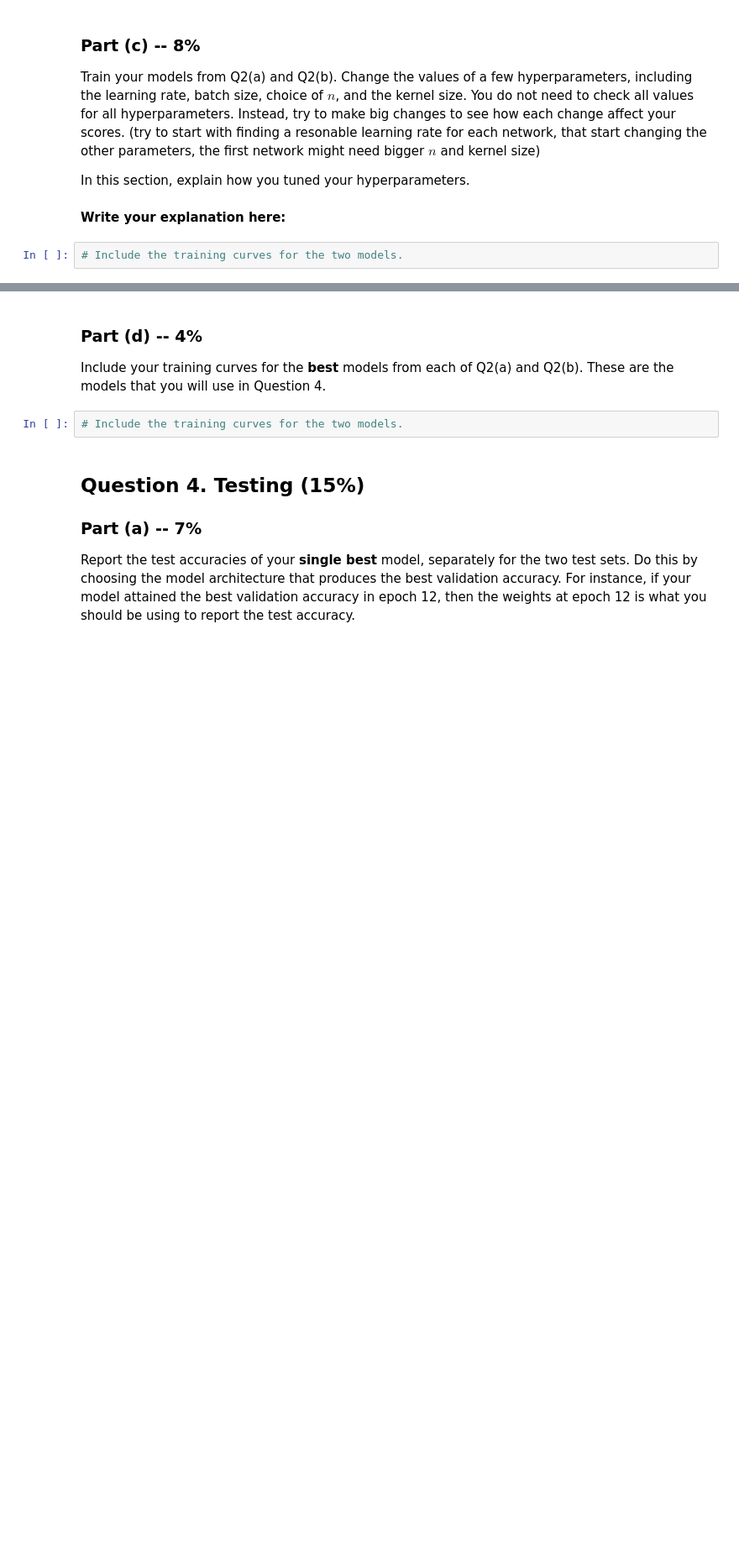
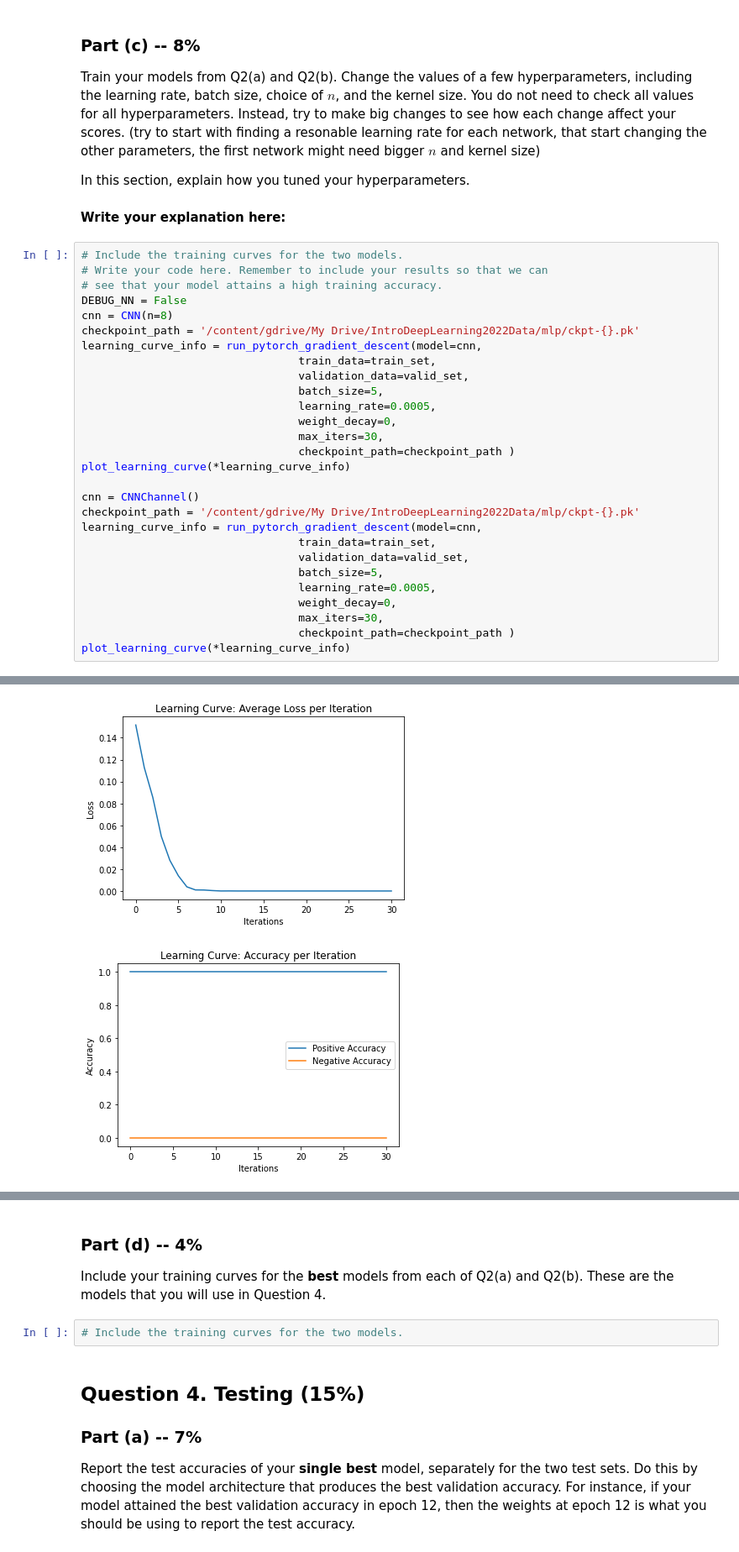
Before and after one commit to alexfok/IntroDeepLearning2022, a Jupyter notebook: Assignment3.ipynb, the cells around one changed output, grey strips where cells are left out. Shown at 84% size. Cells and saved outputs as stored; diff of their text form; blank space fills up the shorter version.

```diff
--- a/Assignment3.ipynb
+++ b/Assignment3.ipynb
@@ -552,5 +871,32 @@ the kernel size. You do not need to check all values for all hyperparameters. In
 In this section, explain how you tuned your hyperparameters.
 # %% [markdown]
 **Write your explanation here:**
-# %%
-# Include the training curves for the two models.
+# %%
+# Include the training curves for the two models.
+# Write your code here. Remember to include your results so that we can
+# see that your model attains a high training accuracy.
+DEBUG_NN = False
+cnn = CNN(n=8)
+checkpoint_path = '/content/gdrive/My Drive/IntroDeepLearning2022Data/mlp/ckpt-{}.pk'
+learning_curve_info = run_pytorch_gradient_descent(model=cnn,
+                                 train_data=train_set,
+                                 validation_data=valid_set,
+                                 batch_size=5,
+                                 learning_rate=0.0005,
+                                 weight_decay=0,
+                                 max_iters=30,
+                                 checkpoint_path=checkpoint_path )
+plot_learning_curve(*learning_curve_info)
+
+cnn = CNNChannel()
+checkpoint_path = '/content/gdrive/My Drive/IntroDeepLearning2022Data/mlp/ckpt-{}.pk'
+learning_curve_info = run_pytorch_gradient_descent(model=cnn,
+                                 train_data=train_set,
+                                 validation_data=valid_set,
+                                 batch_size=5,
+                                 learning_rate=0.0005,
+                                 weight_decay=0,
+                                 max_iters=30,
+                                 checkpoint_path=checkpoint_path )
+plot_learning_curve(*learning_curve_info)
+# %% [output]
@@ -556,0 +921,2 @@ In this section, explain how you tuned your hyperparameters.
+[figure, added]
+[figure, added]
```
Also changed, not shown: parts of 15 cells of this notebook.
